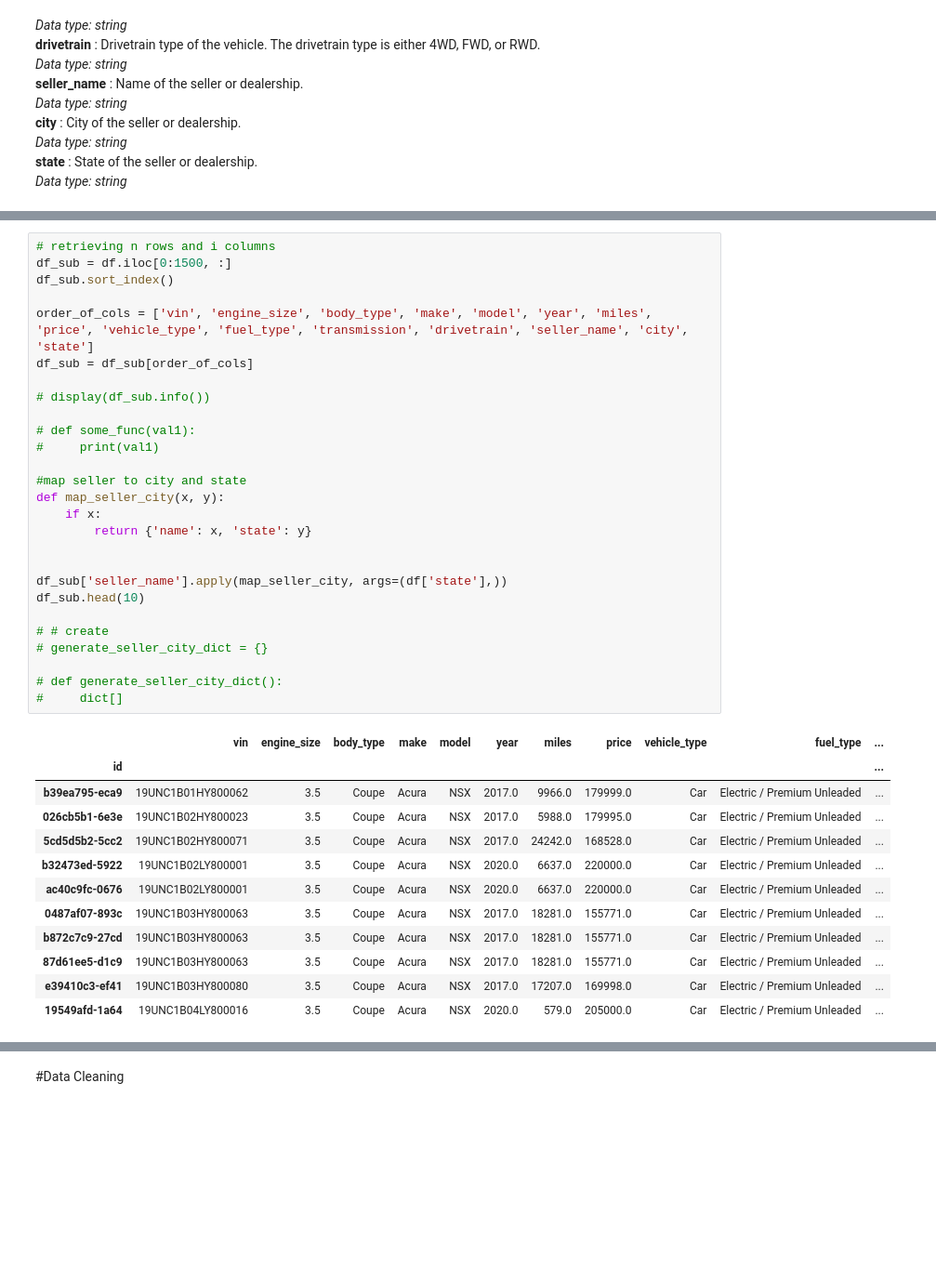
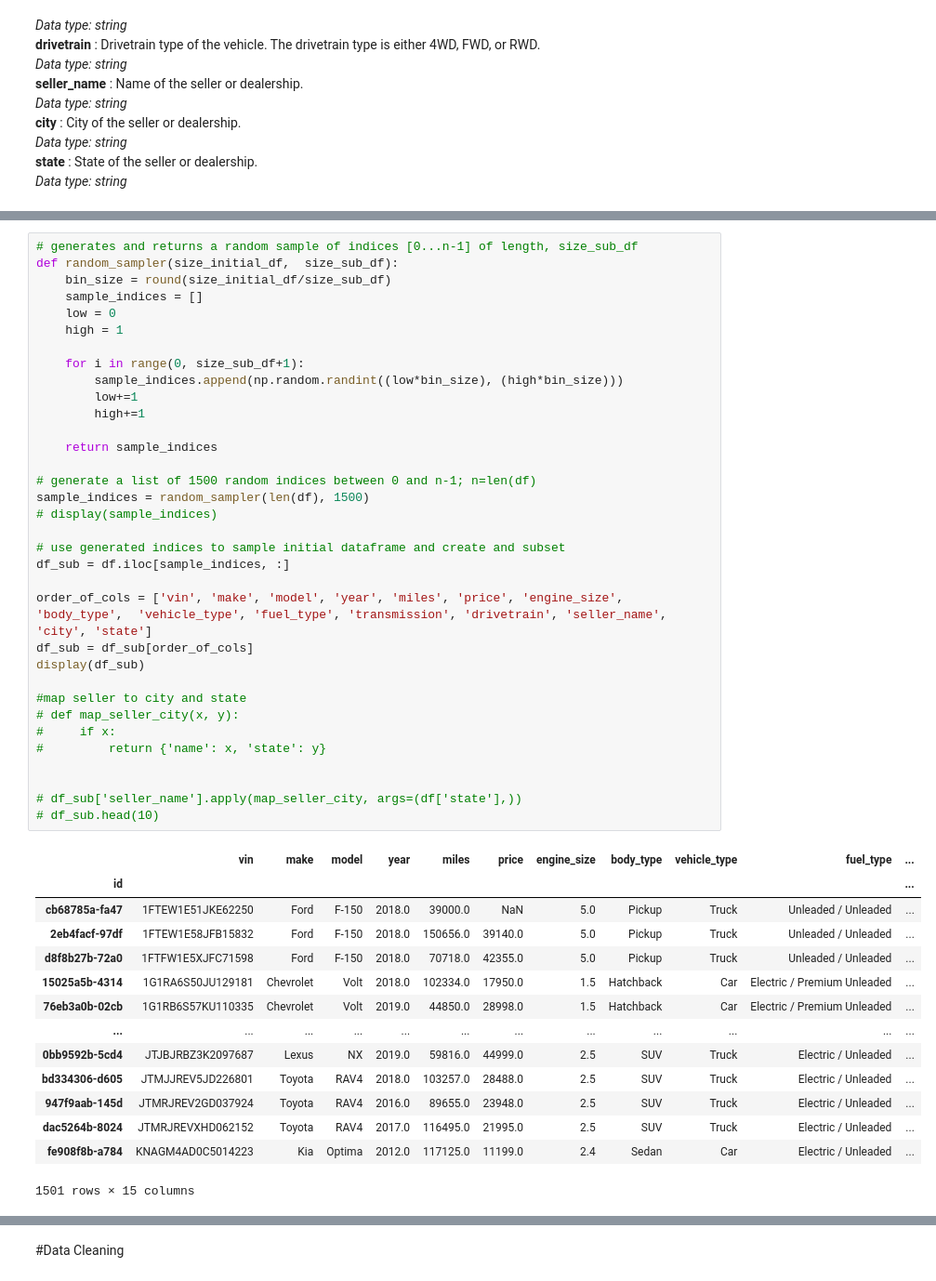
Before and after one commit to Ojooluwaseun/COMP6981-Project-Iteration1, a Jupyter notebook: Project_Iteration_1.ipynb, the cells around one changed output, grey strips where cells are left out. Shown at 93% size. Drawn from its saved outputs; the diff is of its cells as text; blank space fills up the shorter version.

```diff
--- a/Project_Iteration_1.ipynb
+++ b/Project_Iteration_1.ipynb
@@ -75,40 +84,49 @@ Name: make, dtype: object
 # %%
-# retrieving n rows and i columns
-df_sub = df.iloc[0:1500, :]
-df_sub.sort_index()
+# generates and returns a random sample of indices [0...n-1] of length, size_sub_df
+def random_sampler(size_initial_df,  size_sub_df):
+    bin_size = round(size_initial_df/size_sub_df)
+    sample_indices = []
+    low = 0
+    high = 1
 
-order_of_cols = ['vin', 'engine_size', 'body_type', 'make', 'model', 'year', 'miles', 'price', 'vehicle_type', 'fuel_type', 'transmission', 'drivetrain', 'seller_name', 'city', 'state']
+    for i in range(0, size_sub_df+1):
+        sample_indices.append(np.random.randint((low*bin_size), (high*bin_size)))
+        low+=1
+        high+=1
+
+    return sample_indices
+
+# generate a list of 1500 random indices between 0 and n-1; n=len(df)
+sample_indices = random_sampler(len(df), 1500)
+# display(sample_indices)
+
+# use generated indices to sample initial dataframe and create and subset
+df_sub = df.iloc[sample_indices, :]
+
+order_of_cols = ['vin', 'make', 'model', 'year', 'miles', 'price', 'engine_size', 'body_type',  'vehicle_type', 'fuel_type', 'transmission', 'drivetrain', 'seller_name', 'city', 'state']
 df_sub = df_sub[order_of_cols]
-
-# display(df_sub.info())
-
-# def some_func(val1):
-#     print(val1)
+display(df_sub)
 
 #map seller to city and state
-def map_seller_city(x, y):
-    if x:
-        return {'name': x, 'state': y}
+# def map_seller_city(x, y):
+#     if x:
+#         return {'name': x, 'state': y}
 
 
-df_sub['seller_name'].apply(map_seller_city, args=(df['state'],))
-df_sub.head(10)
-
-# # create
-# generate_seller_city_dict = {}
-
-# def generate_seller_city_dict():
-#     dict[]
+# df_sub['seller_name'].apply(map_seller_city, args=(df['state'],))
+# df_sub.head(10)
 # %% [output]
-|  | vin | engine_size | body_type | make | model | year | miles | price | vehicle_type | fuel_type | ... |
+|  | vin | make | model | year | miles | price | engine_size | body_type | vehicle_type | fuel_type | ... |
 | id |  |  |  |  |  |  |  |  |  |  | ... |
-| b39ea795-eca9 | 19UNC1B01HY800062 | 3.5 | Coupe | Acura | NSX | 2017.0 | 9966.0 | 179999.0 | Car | Electric / Premium Unleaded | ... |
-| 026cb5b1-6e3e | 19UNC1B02HY800023 | 3.5 | Coupe | Acura | NSX | 2017.0 | 5988.0 | 179995.0 | Car | Electric / Premium Unleaded | ... |
-| 5cd5d5b2-5cc2 | 19UNC1B02HY800071 | 3.5 | Coupe | Acura | NSX | 2017.0 | 24242.0 | 168528.0 | Car | Electric / Premium Unleaded | ... |
-| b32473ed-5922 | 19UNC1B02LY800001 | 3.5 | Coupe | Acura | NSX | 2020.0 | 6637.0 | 220000.0 | Car | Electric / Premium Unleaded | ... |
-| ac40c9fc-0676 | 19UNC1B02LY800001 | 3.5 | Coupe | Acura | NSX | 2020.0 | 6637.0 | 220000.0 | Car | Electric / Premium Unleaded | ... |
-| 0487af07-893c | 19UNC1B03HY800063 | 3.5 | Coupe | Acura | NSX | 2017.0 | 18281.0 | 155771.0 | Car | Electric / Premium Unleaded | ... |
-| b872c7c9-27cd | 19UNC1B03HY800063 | 3.5 | Coupe | Acura | NSX | 2017.0 | 18281.0 | 155771.0 | Car | Electric / Premium Unleaded | ... |
-| 87d61ee5-d1c9 | 19UNC1B03HY800063 | 3.5 | Coupe | Acura | NSX | 2017.0 | 18281.0 | 155771.0 | Car | Electric / Premium Unleaded | ... |
-| e39410c3-ef41 | 19UNC1B03HY800080 | 3.5 | Coupe | Acura | NSX | 2017.0 | 17207.0 | 169998.0 | Car | Electric / Premium Unleaded | ... |
-| 19549afd-1a64 | 19UNC1B04LY800016 | 3.5 | Coupe | Acura | NSX | 2020.0 | 579.0 | 205000.0 | Car | Electric / Premium Unleaded | ... |
+| cb68785a-fa47 | 1FTEW1E51JKE62250 | Ford | F-150 | 2018.0 | 39000.0 | NaN | 5.0 | Pickup | Truck | Unleaded / Unleaded | ... |
+| 2eb4facf-97df | 1FTEW1E58JFB15832 | Ford | F-150 | 2018.0 | 150656.0 | 39140.0 | 5.0 | Pickup | Truck | Unleaded / Unleaded | ... |
+| d8f8b27b-72a0 | 1FTFW1E5XJFC71598 | Ford | F-150 | 2018.0 | 70718.0 | 42355.0 | 5.0 | Pickup | Truck | Unleaded / Unleaded | ... |
+| 15025a5b-4314 | 1G1RA6S50JU129181 | Chevrolet | Volt | 2018.0 | 102334.0 | 17950.0 | 1.5 | Hatchback | Car | Electric / Premium Unleaded | ... |
+| 76eb3a0b-02cb | 1G1RB6S57KU110335 | Chevrolet | Volt | 2019.0 | 44850.0 | 28998.0 | 1.5 | Hatchback | Car | Electric / Premium Unleaded | ... |
+| ... | ... | ... | ... | ... | ... | ... | ... | ... | ... | ... | ... |
+| 0bb9592b-5cd4 | JTJBJRBZ3K2097687 | Lexus | NX | 2019.0 | 59816.0 | 44999.0 | 2.5 | SUV | Truck | Electric / Unleaded | ... |
+| bd334306-d605 | JTMJJREV5JD226801 | Toyota | RAV4 | 2018.0 | 103257.0 | 28488.0 | 2.5 | SUV | Truck | Electric / Unleaded | ... |
+| 947f9aab-145d | JTMRJREV2GD037924 | Toyota | RAV4 | 2016.0 | 89655.0 | 23948.0 | 2.5 | SUV | Truck | Electric / Unleaded | ... |
+| dac5264b-8024 | JTMRJREVXHD062152 | Toyota | RAV4 | 2017.0 | 116495.0 | 21995.0 | 2.5 | SUV | Truck | Electric / Unleaded | ... |
+| fe908f8b-a784 | KNAGM4AD0C5014223 | Kia | Optima | 2012.0 | 117125.0 | 11199.0 | 2.4 | Sedan | Car | Electric / Unleaded | ... |
+1501 rows × 15 columns
```
Also changed, not shown: parts of 7 cells of this notebook.
